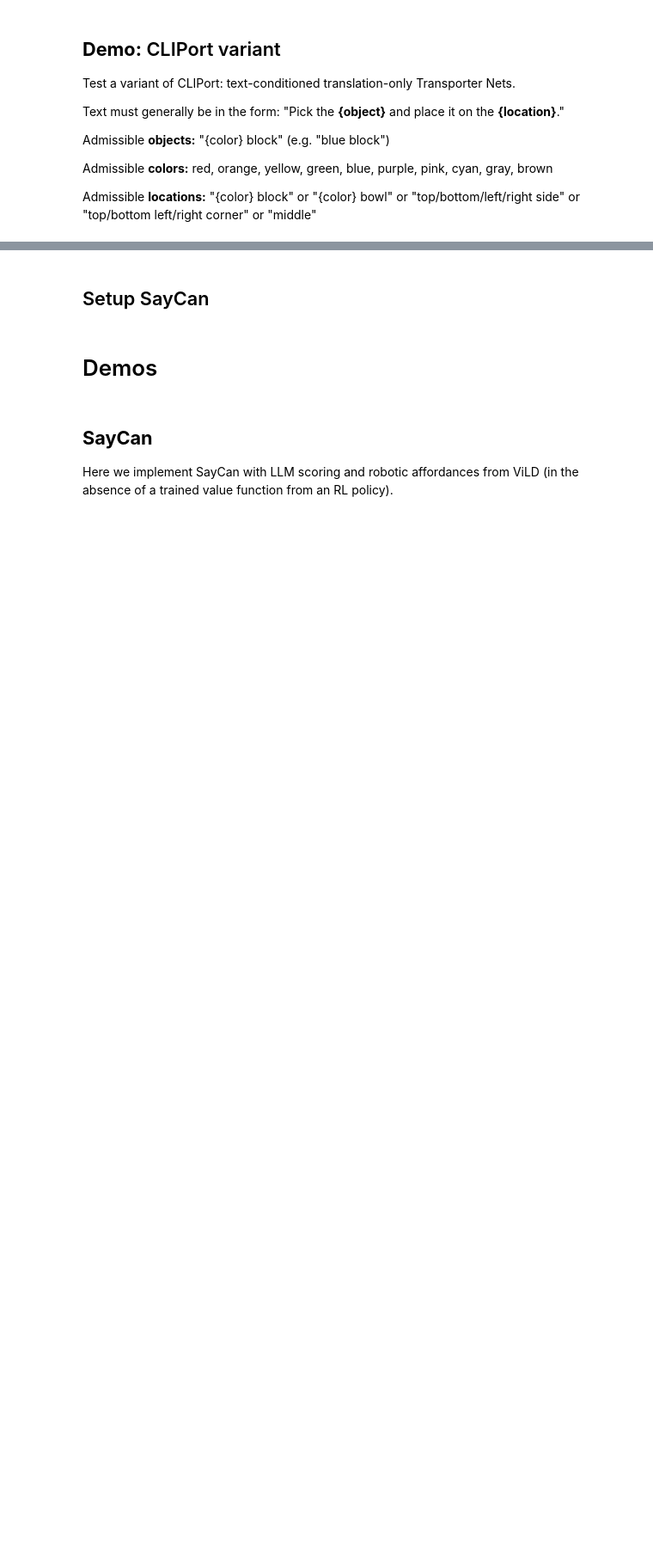
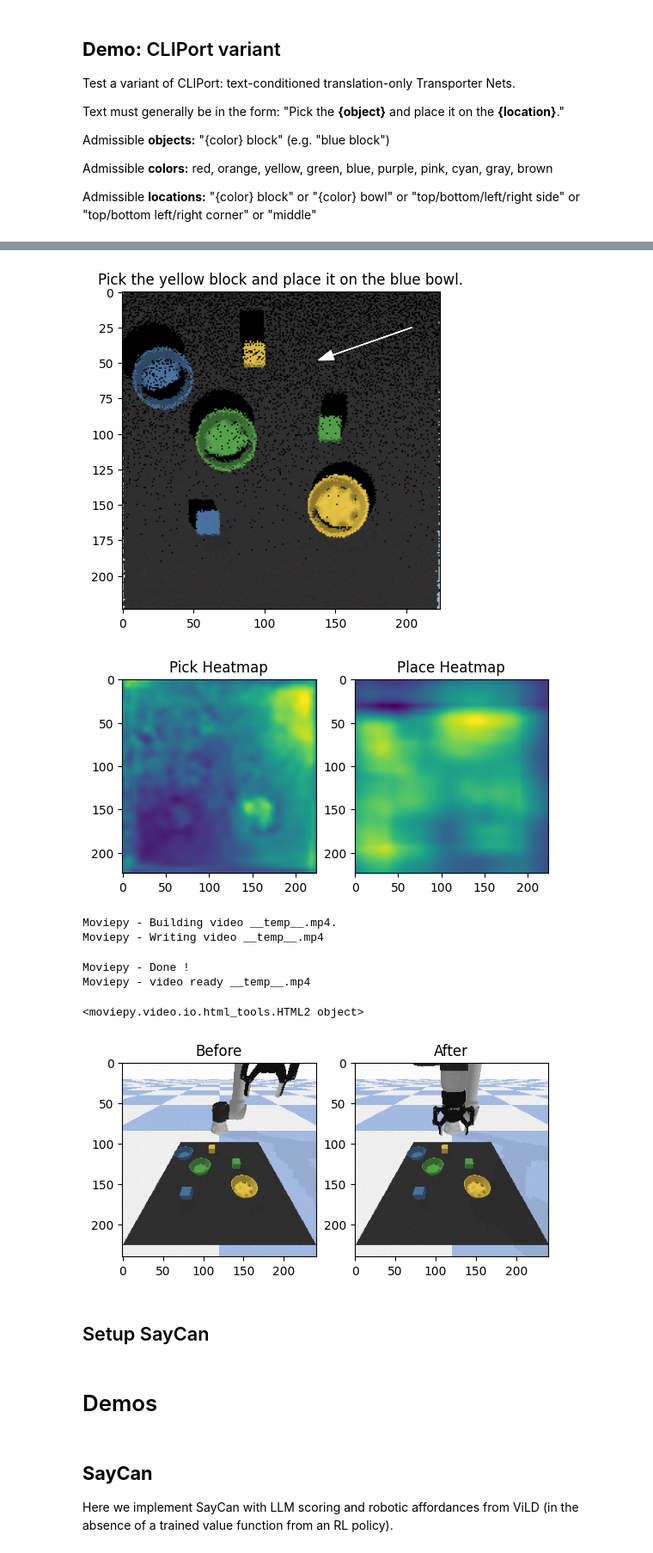
Before and after one commit to carpit680/say-can-open, a Jupyter notebook: SayCan-Robot-Pick-Place.ipynb, the cells around one changed output, grey strips where cells are left out. Shown at 86% size. Cells and saved outputs as stored; diff of their text form; code cells hidden in the pictures; blank space fills up the shorter version.

```diff
--- a/SayCan-Robot-Pick-Place.ipynb
+++ b/SayCan-Robot-Pick-Place.ipynb
@@ -2096,80 +2190,74 @@ plt.show()
 # %%
 user_input = 'Pick the yellow block and place it on the blue bowl.'  #@param {type:"string"}
-
 # Show camera image before pick and place.
-
 def run_cliport(obs, text):
   before = env.get_camera_image()
   prev_obs = obs['image'].copy()
-
   # Tokenize text and get CLIP features.
   text_tokens = clip.tokenize(text).cuda()
   with torch.no_grad():
     text_feats = clip_model.encode_text(text_tokens).float()
   text_feats /= text_feats.norm(dim=-1, keepdim=True)
   text_feats = np.float32(text_feats.cpu())
-
   # Normalize image and add batch dimension.
   img = obs['image'][None, ...] / 255
   img = np.concatenate((img, coords[None, ...]), axis=3)
-
   # Run Transporter Nets to get pick and place heatmaps.
   batch = {'img': jnp.float32(img), 'text': jnp.float32(text_feats)}
-  pick_map, place_map = eval_step(optim.target, batch)
+  pick_map, place_map = eval_step(init_params, batch)  # Changed from optim.target to init_params
   pick_map, place_map = np.float32(pick_map), np.float32(place_map)
-
   # Get pick position.
   pick_max = np.argmax(np.float32(pick_map)).squeeze()
   pick_yx = (pick_max // 224, pick_max % 224)
   pick_yx = np.clip(pick_yx, 20, 204)
   pick_xyz = obs['xyzmap'][pick_yx[0], pick_yx[1]]
-
   # Get place position.
   place_max = np.argmax(np.float32(place_map)).squeeze()
   place_yx = (place_max // 224, place_max % 224)
   place_yx = np.clip(place_yx, 20, 204)
   place_xyz = obs['xyzmap'][place_yx[0], place_yx[1]]
-
   # Step environment.
   act = {'pick': pick_xyz, 'place': place_xyz}
   obs, _, _, _ = env.step(act)
-
   # Show pick and place action.
   plt.title(text)
   plt.imshow(prev_obs)
   plt.arrow(pick_yx[1], pick_yx[0], place_yx[1]-pick_yx[1], place_yx[0]-pick_yx[0], color='w', head_starts_at_zero=False, head_width=7, length_includes_head=True)
   plt.show()
-
   # Show debug plots.
   plt.subplot(1, 2, 1)
   plt.title('Pick Heatmap')
   plt.imshow(pick_map.reshape(224, 224))
   plt.subplot(1, 2, 2)
   plt.title('Place Heatmap')
   plt.imshow(place_map.reshape(224, 224))
   plt.show()
-
   # Show video of environment rollout.
   debug_clip = ImageSequenceClip(env.cache_video, fps=25)
   display(debug_clip.ipython_display(autoplay=1, loop=1, center=False))
   env.cache_video = []
-
   # Show camera image after pick and place.
   plt.subplot(1, 2, 1)
   plt.title('Before')
   plt.imshow(before)
   plt.subplot(1, 2, 2)
   plt.title('After')
   after = env.get_camera_image()
   plt.imshow(after)
   plt.show()
-
   # return pick_xyz, place_xyz, pick_map, place_map, pick_yx, place_yx
   return obs
-
-
 # pick_xyz, place_xyz, pick_map, place_map, pick_yx, place_yx =
 obs = run_cliport(obs, user_input)
+# %% [output]
+[figure, added]
+[figure, added]
+Moviepy - Building video __temp__.mp4.
+Moviepy - Writing video __temp__.mp4
+Moviepy - Done !
+Moviepy - video ready __temp__.mp4
+<moviepy.video.io.html_tools.HTML2 object>
+[figure, added]
 # %% [markdown]
 ## Setup SayCan
 # %%
```
Also changed, not shown: parts of 10 cells of this notebook, 1 other file.
